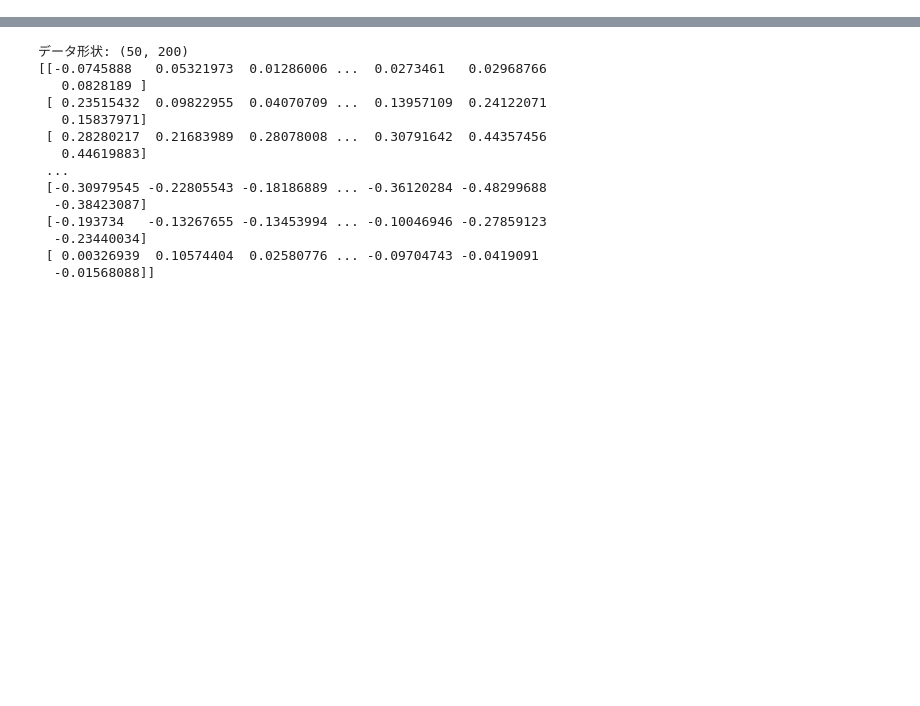
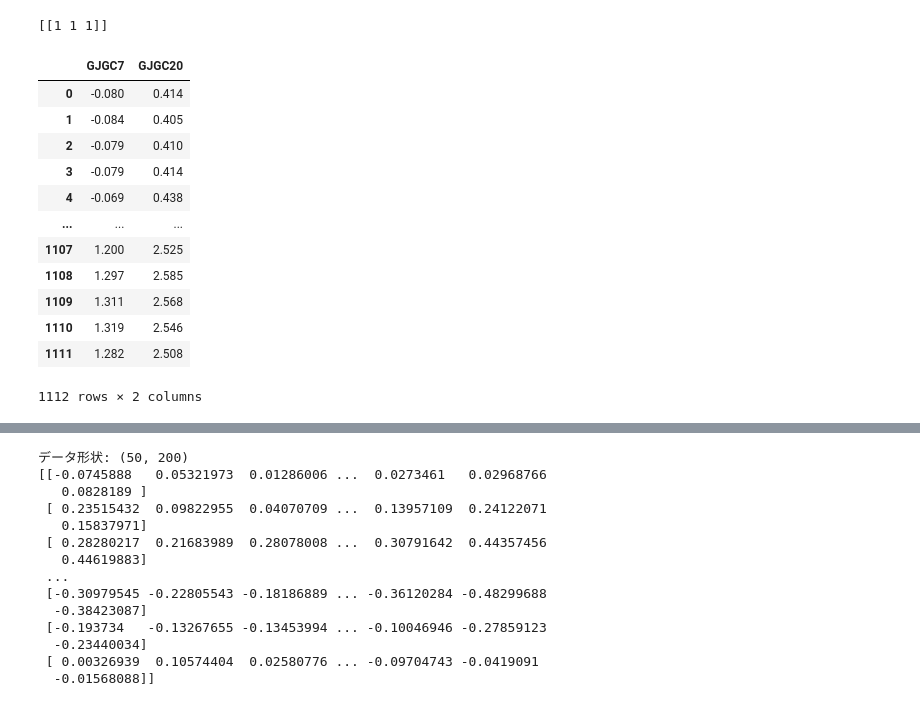
Before and after one commit to takumi-maker/bert, a Jupyter notebook: DMD_prototype.ipynb, the cells around one changed output, grey strips where cells are left out. Cells and saved outputs as stored; diff of their text form; code cells hidden in the pictures; blank space fills up the shorter version.

```diff
--- a/DMD_prototype.ipynb
+++ b/DMD_prototype.ipynb
@@ -1 +18,37 @@
+# %%
+a=np.array([[1,2,3]])
+b=np.array([[2,3,4]])
+c =b-a
+print(c)
+# %% [output]
+[[1 1 1]]
+# %%
+df_1 = pd.read_csv("債券複利データセット3.csv")
+df_1 = df_1.drop(df_1.columns[0], axis=1)
+columns_len = len(df_1.columns)
+length = len(df_1)
+df_1
+y_df = df_1
+y_df = y_df.drop('GJGC2',axis=1)
+y_df = y_df.drop('GJGC5',axis=1)
+y_df = y_df.drop('GJGC10',axis=1)
+y_df = y_df.drop('GJGC15',axis=1)
+#y_df = y_df.drop('GJGC20',axis=1)
+y_df = y_df.drop('GJGC30',axis=1)
+y_df = y_df.drop('GJGC40',axis=1)
+y_df
+# %% [output]
+|  | GJGC7 | GJGC20 |
+| 0 | -0.080 | 0.414 |
+| 1 | -0.084 | 0.405 |
+| 2 | -0.079 | 0.410 |
+| 3 | -0.079 | 0.414 |
+| 4 | -0.069 | 0.438 |
+| ... | ... | ... |
+| 1107 | 1.200 | 2.525 |
+| 1108 | 1.297 | 2.585 |
+| 1109 | 1.311 | 2.568 |
+| 1110 | 1.319 | 2.546 |
+| 1111 | 1.282 | 2.508 |
+1112 rows × 2 columns
 # %%
```
Also changed, not shown: parts of 6 cells of this notebook.
